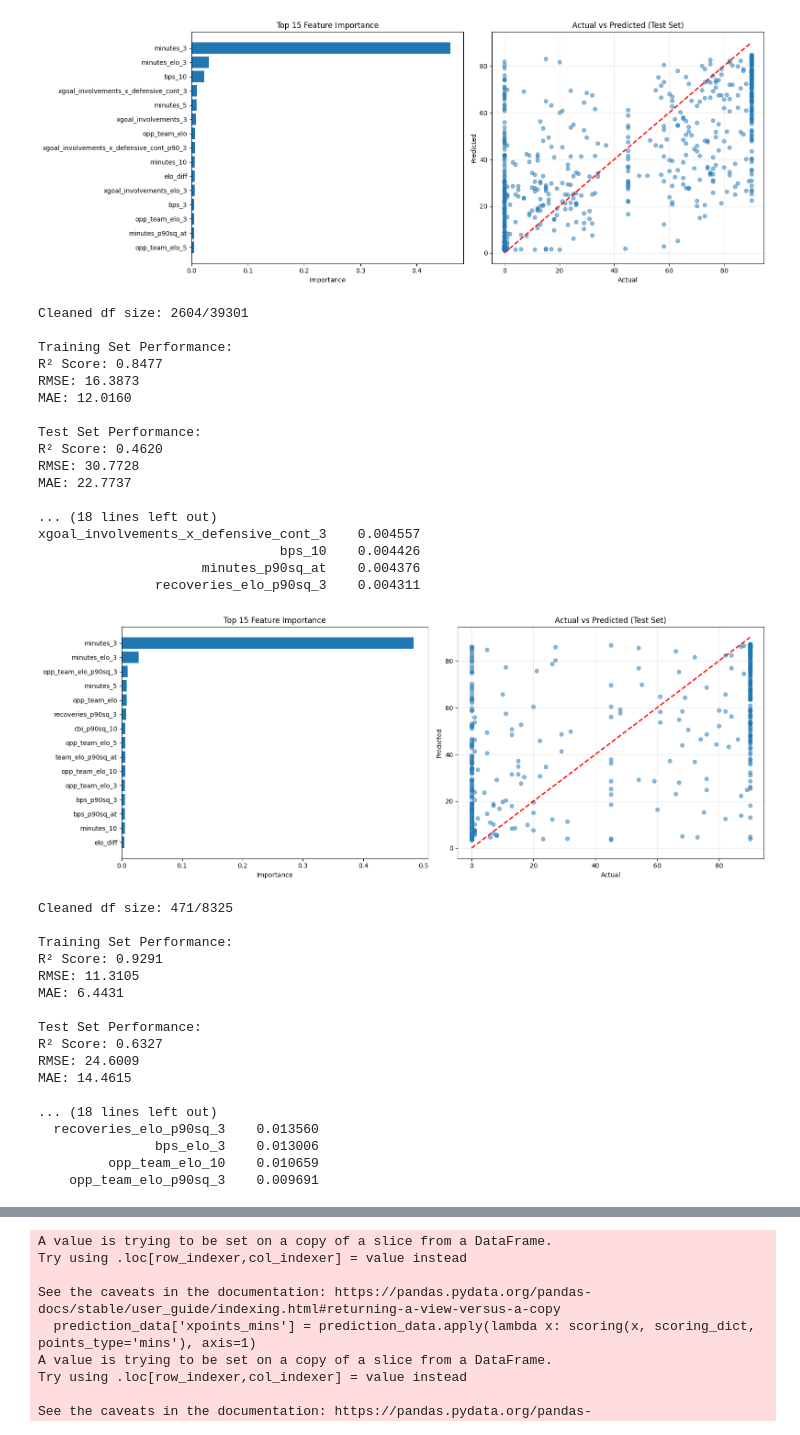
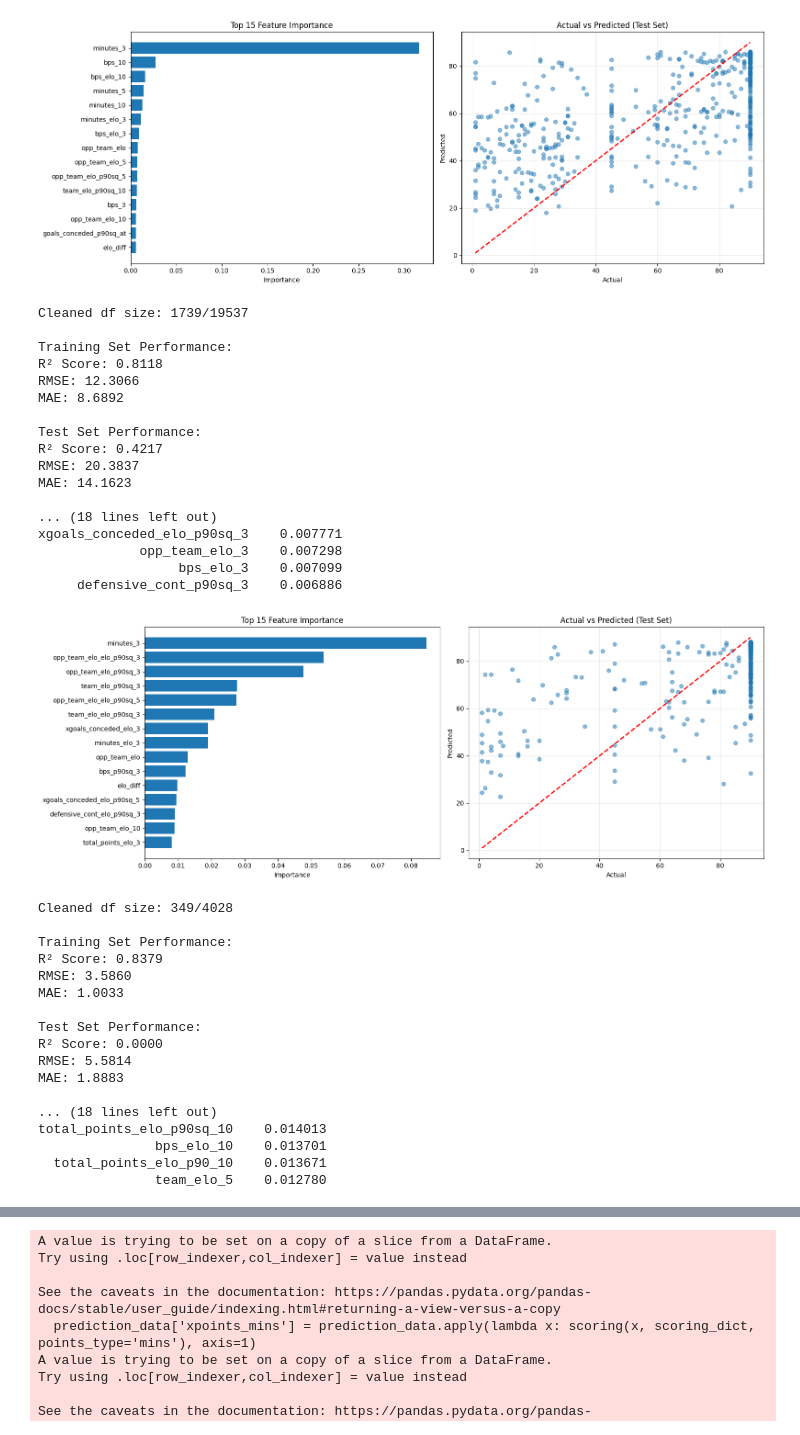
Before and after one commit to chrisimpacts/FPL-Points-Predictor, a Jupyter notebook: 3_FPL-Components-Prediction.ipynb, the cells around one changed output, grey strips where cells are left out. Drawn from its saved outputs; the diff is of its cells as text; code cells hidden in the pictures.

```diff
--- a/3_FPL-Components-Prediction.ipynb
+++ b/3_FPL-Components-Prediction.ipynb
@@ -270,3 +269,7 @@ print(DEF_params_grid)
+# %%
+FWD_params_grid = {'max_depth': [30], 'min_samples_split': [200], 'n_estimators': [200]}
+MID_params_grid = {'max_depth': [30], 'min_samples_split': [200], 'n_estimators': [200]}
+DEF_params_grid = {'max_depth': [30], 'min_samples_split': [200], 'n_estimators': [200]}
 # %%
 # target=expected_goals_per90, FWD_xG_predictor
 # Cleaned df size: 2450/4170
@@ -577,41 +298,48 @@ Recommendations:
 # %%
-filtered = (df['player_season_minutes_total']>0)#&(df['total_points']<15)#&(df['minutes']>45)
+mins_filter = (df['player_season_minutes_total']>0)&(df['minutes']>0)
 
 if __name__ == "__main__":
 
     FWD_mins_predictor = FPLPredictor(
-                data=df[filtered],
+                data=df[mins_filter],
         target='minutes',
         positions={'FWD'},
         columns_to_drop = cbi_defcon_cols,
-        param_grid=FWD_params_grid
+        param_grid=FWD_params_grid,
+        max_nan_pct=10
         )
     FWD_mins_predictor.fit()
     FWD_mins_predictor.plot_results()
 
     MID_mins_predictor = FPLPredictor(
-        data=df[filtered],
+        data=df[mins_filter],
         target='minutes',
         positions={'MID'},
         columns_to_drop = cbi_defcon_cols,
-        param_grid=MID_params_grid)
+        param_grid=MID_params_grid,
+        max_nan_pct=10
+        )
     MID_mins_predictor.fit()
     MID_mins_predictor.plot_results()
 
     DEF_mins_predictor = FPLPredictor(
-        data=df[filtered],
+        data=df[mins_filter],
         target='minutes',
         positions={'DEF'},
         columns_to_drop = cbi_defcon_cols,
-        param_grid=DEF_params_grid)
+        param_grid=DEF_params_grid,
+        max_nan_pct=10
+        )
     DEF_mins_predictor.fit()
     DEF_mins_predictor.plot_results()
 
     GK_mins_predictor = FPLPredictor(
-        data=df[filtered],
+        data=df[mins_filter],
         target='minutes',
         positions={'GK'},
-        columns_to_drop = cbi_defcon_cols)
+        columns_to_drop = cbi_defcon_cols,
+        max_nan_pct=10
+        )
     GK_mins_predictor.fit()
     GK_mins_predictor.plot_results()
 # %% [output]
@@ -653,36 +381,36 @@ MAE: 20.1338
-[figure, old version]
+[figure, new version]
-Cleaned df size: 2604/39301
+Cleaned df size: 1739/19537
 
 Training Set Performance:
-R² Score: 0.8477
-RMSE: 16.3873
-MAE: 12.0160
+R² Score: 0.8118
+RMSE: 12.3066
+MAE: 8.6892
 
 Test Set Performance:
-R² Score: 0.4620
-RMSE: 30.7728
-MAE: 22.7737
+R² Score: 0.4217
+RMSE: 20.3837
+MAE: 14.1623
 
 ... (18 lines left out)
-xgoal_involvements_x_defensive_cont_3    0.004557
-                               bps_10    0.004426
-                     minutes_p90sq_at    0.004376
-               recoveries_elo_p90sq_3    0.004311
+xgoals_conceded_elo_p90sq_3    0.007771
+             opp_team_elo_3    0.007298
+                  bps_elo_3    0.007099
+     defensive_cont_p90sq_3    0.006886
-[figure, old version]
+[figure, new version]
-Cleaned df size: 471/8325
+Cleaned df size: 349/4028
 
 Training Set Performance:
-R² Score: 0.9291
-RMSE: 11.3105
-MAE: 6.4431
+R² Score: 0.8379
+RMSE: 3.5860
+MAE: 1.0033
 
 Test Set Performance:
-R² Score: 0.6327
-RMSE: 24.6009
-MAE: 14.4615
+R² Score: 0.0000
+RMSE: 5.5814
+MAE: 1.8883
 
 ... (18 lines left out)
-  recoveries_elo_p90sq_3    0.013560
-               bps_elo_3    0.013006
-         opp_team_elo_10    0.010659
-    opp_team_elo_p90sq_3    0.009691
+total_points_elo_p90sq_10    0.014013
+               bps_elo_10    0.013701
+  total_points_elo_p90_10    0.013671
+               team_elo_5    0.012780
```
Also changed, not shown: parts of 47 cells of this notebook, 8 other files.
